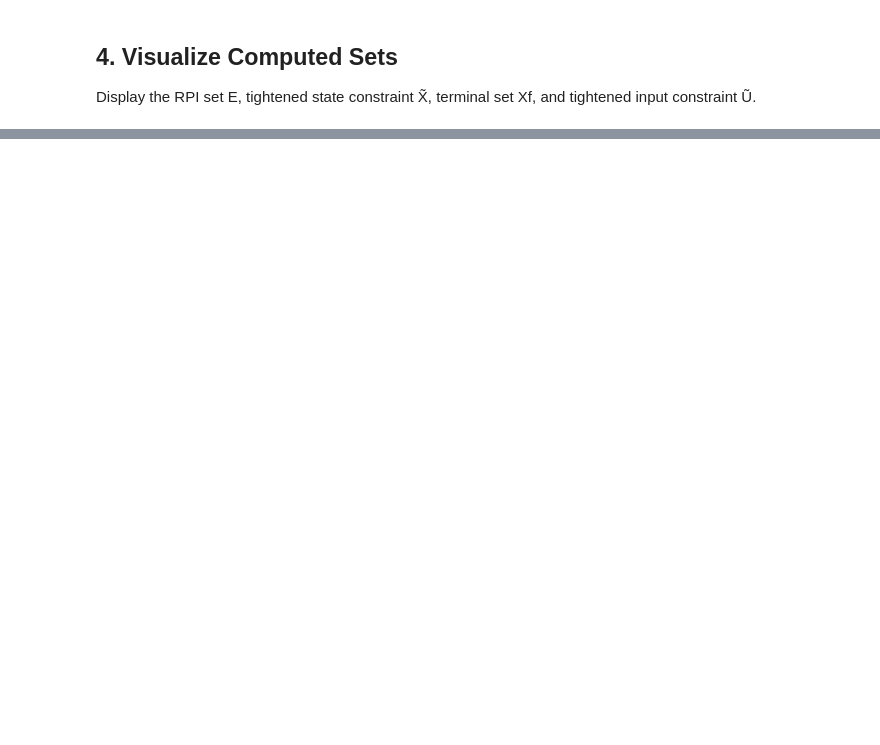
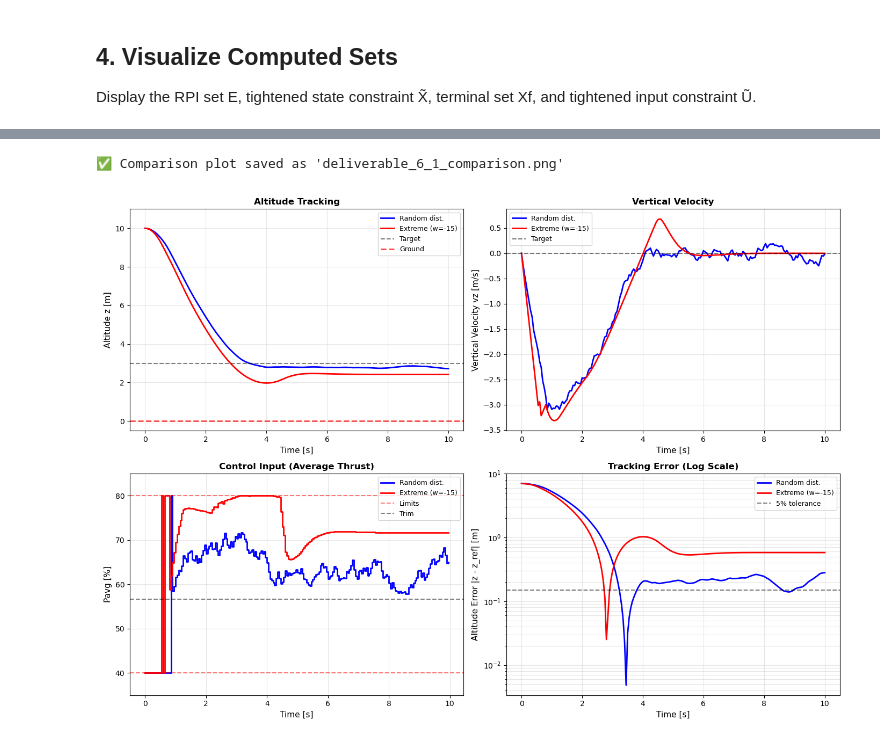
Before and after one commit to yanno27/MPC, a Jupyter notebook: project/Deliverable_6_1_2/Deliverable_6_1_Yann.ipynb, the cells around one changed output, grey strips where cells are left out. Saved outputs shown, nothing was run; the diff lists cells and outputs as text; code cells hidden in the pictures; blank space fills up the shorter version.

```diff
--- a/project/Deliverable_6_1_2/Deliverable_6_1_Yann.ipynb
+++ b/project/Deliverable_6_1_2/Deliverable_6_1_Yann.ipynb
@@ -553,16 +623,10 @@ if 'x_cl_ext' in locals():
 # %%
-# Create comprehensive comparison plot
-try:
-    # Check if all simulation data exists
-    assert 't_cl_none' in dir() and 'x_cl_none' in dir() and 'u_cl_none' in dir(), "No noise simulation data not found"
-    assert 't_cl_rand' in dir() and 'x_cl_rand' in dir() and 'u_cl_rand' in dir(), "Random simulation data not found"
-    assert 't_cl_ext' in dir() and 'x_cl_ext' in dir() and 'u_cl_ext' in dir(), "Extreme simulation data not found"
-
+# Create comparison plot
+if 'x_cl_rand' in locals() and 'x_cl_ext' in locals():
     fig, axes = plt.subplots(2, 2, figsize=(14, 10))
 
     # Altitude
     ax = axes[0, 0]
-    ax.plot(t_cl_none, x_cl_none[11, :], 'g-', linewidth=2, label='No noise')
     ax.plot(t_cl_rand, x_cl_rand[11, :], 'b-', linewidth=2, label='Random dist.')
     ax.plot(t_cl_ext, x_cl_ext[11, :], 'r-', linewidth=2, label='Extreme (w=-15)')
     ax.axhline(xs[11], color='k', linestyle='--', alpha=0.5, label='Target')
@@ -576,7 +640,6 @@ try:
 
     # Velocity
     ax = axes[0, 1]
-    ax.plot(t_cl_none, x_cl_none[8, :], 'g-', linewidth=2, label='No noise')
     ax.plot(t_cl_rand, x_cl_rand[8, :], 'b-', linewidth=2, label='Random dist.')
     ax.plot(t_cl_ext, x_cl_ext[8, :], 'r-', linewidth=2, label='Extreme (w=-15)')
     ax.axhline(xs[8], color='k', linestyle='--', alpha=0.5, label='Target')
@@ -588,43 +651,37 @@ try:
 
     # Input
     ax = axes[1, 0]
-    ax.step(t_cl_none[:-1], u_cl_none[2, :], 'g-', where='post', linewidth=2, label='No noise')
     ax.step(t_cl_rand[:-1], u_cl_rand[2, :], 'b-', where='post', linewidth=2, label='Random dist.')
     ax.step(t_cl_ext[:-1], u_cl_ext[2, :], 'r-', where='post', linewidth=2, label='Extreme (w=-15)')
     ax.axhline(80, color='r', linestyle='--', alpha=0.5, label='Limits')
     ax.axhline(40, color='r', linestyle='--', alpha=0.5)
     ax.axhline(us[2], color='k', linestyle='--', alpha=0.5, label='Trim')
     ax.set_xlabel('Time [s]', fontsize=11)
     ax.set_ylabel('Pavg [%]', fontsize=11)
     ax.set_title('Control Input (Average Thrust)', fontsize=12, fontweight='bold')
     ax.grid(True, alpha=0.3)
     ax.legend(fontsize=9)
     ax.set_ylim([35, 85])
 
     # Tracking error
     ax = axes[1, 1]
-    z_err_none = np.abs(x_cl_none[11, :] - xs[11])
     z_err_rand = np.abs(x_cl_rand[11, :] - xs[11])
     z_err_ext = np.abs(x_cl_ext[11, :] - xs[11])
-    ax.semilogy(t_cl_none, z_err_none, 'g-', linewidth=2, label='No noise')
     ax.semilogy(t_cl_rand, z_err_rand, 'b-', linewidth=2, label='Random dist.')
     ax.semilogy(t_cl_ext, z_err_ext, 'r-', linewidth=2, label='Extreme (w=-15)')
     ax.axhline(0.05 * xs[11], color='k', linestyle='--', alpha=0.5, label='5% tolerance')
     ax.set_xlabel('Time [s]', fontsize=11)
     ax.set_ylabel('Altitude Error |z - z_ref| [m]', fontsize=11)
     ax.set_title('Tracking Error (Log Scale)', fontsize=12, fontweight='bold')
     ax.grid(True, alpha=0.3, which='both')
     ax.legend(fontsize=9)
 
     plt.tight_layout()
     plt.savefig('deliverable_6_1_comparison.png', dpi=300, bbox_inches='tight')
-    print("\nComparison plot saved as 'deliverable_6_1_comparison.png'")
+    print("\n✅ Comparison plot saved as 'deliverable_6_1_comparison.png'")
     plt.show()
-
-except AssertionError as e:
-    print(f"[WARNING] {e}")
-    print("Please run all three simulation cells (5, 6, 7) before generating the comparison plot.")
-except Exception as e:
-    print(f"[ERROR] Failed to create comparison plot: {e}")
-    import traceback
-    traceback.print_exc()
+else:
+    print("⚠️  Simulations not completed, skipping comparison plot")
+# %% [output]
+✅ Comparison plot saved as 'deliverable_6_1_comparison.png'
+[figure, added]
```
Also changed, not shown: parts of 21 cells of this notebook, 8 other files.
